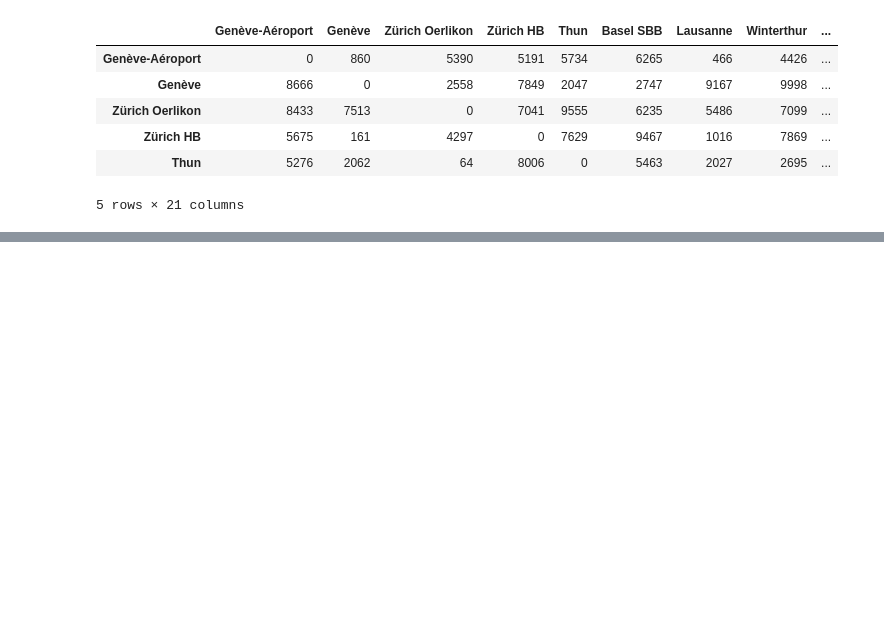
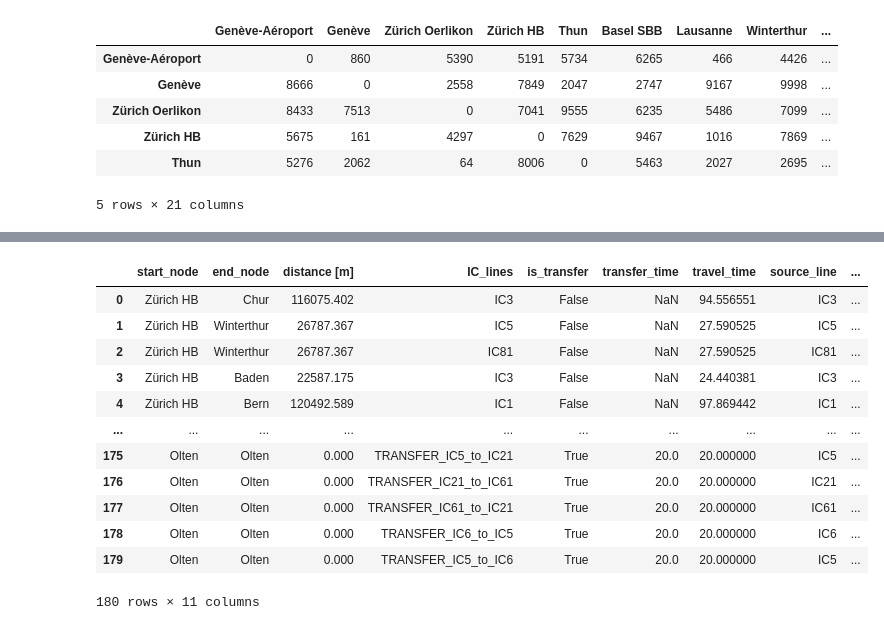
Before and after one commit to liuzzi29/Project_TN, a Jupyter notebook: Model.ipynb, the cells around one changed output, grey strips where cells are left out. Drawn from its saved outputs; the diff is of its cells as text; code cells hidden in the pictures; blank space fills up the shorter version.

```diff
--- a/Model.ipynb
+++ b/Model.ipynb
@@ -160,0 +106,12 @@ The most effective approach is to create a multi-layered graph where each node i
+# %%
+# Create bidirectional network with individual train lines
+def create_bidirectional_network(df_expanded):
+
+    # Create reversed connections for bidirectional network
+    df_reversed = df_expanded.copy()
+    df_reversed['start_node'], df_reversed['end_node'] = df_reversed['end_node'], df_reversed['start_node']
+
+    # Combine original and reversed connections
+    df_bidirectional = pd.concat([df_expanded, df_reversed], ignore_index=True)
+
+    return df_bidirectional
@@ -160,0 +212,26 @@ The most effective approach is to create a multi-layered graph where each node i
+# %%
+H = 15 ## Here define the headway ---> we could make it more modulare and define a headway per line if wanted
+T = 5 + H ## Here define the transfer cost (5 mins to start)
+V = 80 ## Here define the train speed
+
+
+df_expanded = process_multi_line_connections(df_links)
+df_bidirectional = create_bidirectional_network(df_expanded)
+full_network = add_transfer_edges(df_bidirectional, transfer_time=T)
+full_network_w_time = calculate_travel_times(full_network, H, speed_kmh=V)
+df_network = create_node_line_pairs(full_network_w_time)
+df_network.head(-10)
+# %% [output]
+|  | start_node | end_node | distance [m] | IC_lines | is_transfer | transfer_time | travel_time | source_line | ... |
+| 0 | Zürich HB | Chur | 116075.402 | IC3 | False | NaN | 94.556551 | IC3 | ... |
+| 1 | Zürich HB | Winterthur | 26787.367 | IC5 | False | NaN | 27.590525 | IC5 | ... |
+| 2 | Zürich HB | Winterthur | 26787.367 | IC81 | False | NaN | 27.590525 | IC81 | ... |
+| 3 | Zürich HB | Baden | 22587.175 | IC3 | False | NaN | 24.440381 | IC3 | ... |
+| 4 | Zürich HB | Bern | 120492.589 | IC1 | False | NaN | 97.869442 | IC1 | ... |
+| ... | ... | ... | ... | ... | ... | ... | ... | ... | ... |
+| 175 | Olten | Olten | 0.000 | TRANSFER_IC5_to_IC21 | True | 20.0 | 20.000000 | IC5 | ... |
+| 176 | Olten | Olten | 0.000 | TRANSFER_IC21_to_IC61 | True | 20.0 | 20.000000 | IC21 | ... |
+| 177 | Olten | Olten | 0.000 | TRANSFER_IC61_to_IC21 | True | 20.0 | 20.000000 | IC61 | ... |
+| 178 | Olten | Olten | 0.000 | TRANSFER_IC6_to_IC5 | True | 20.0 | 20.000000 | IC6 | ... |
+| 179 | Olten | Olten | 0.000 | TRANSFER_IC5_to_IC6 | True | 20.0 | 20.000000 | IC5 | ... |
+180 rows × 11 columns
```
Also changed, not shown: parts of 36 cells of this notebook, 1 other file.
